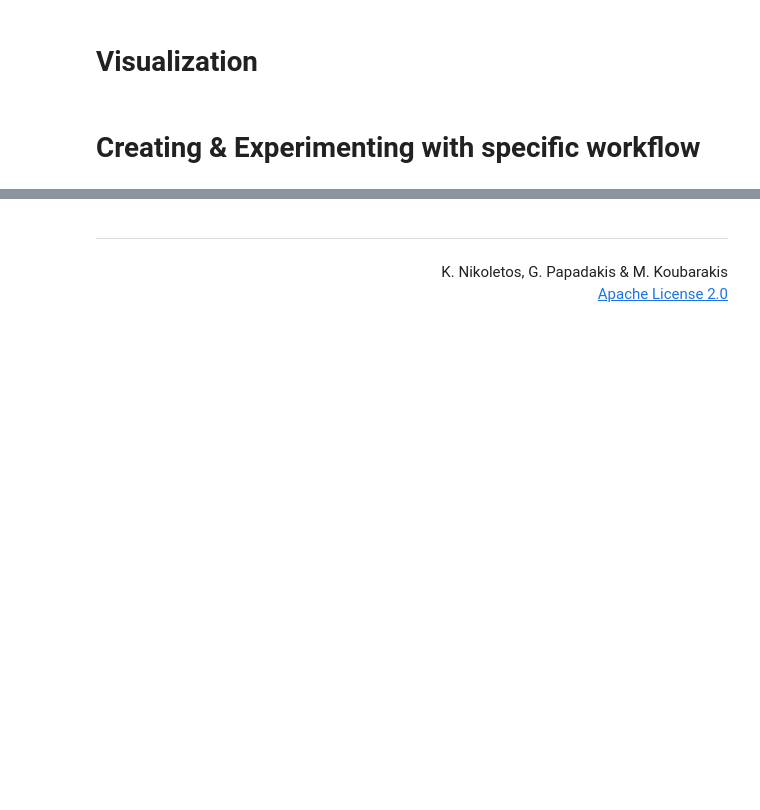
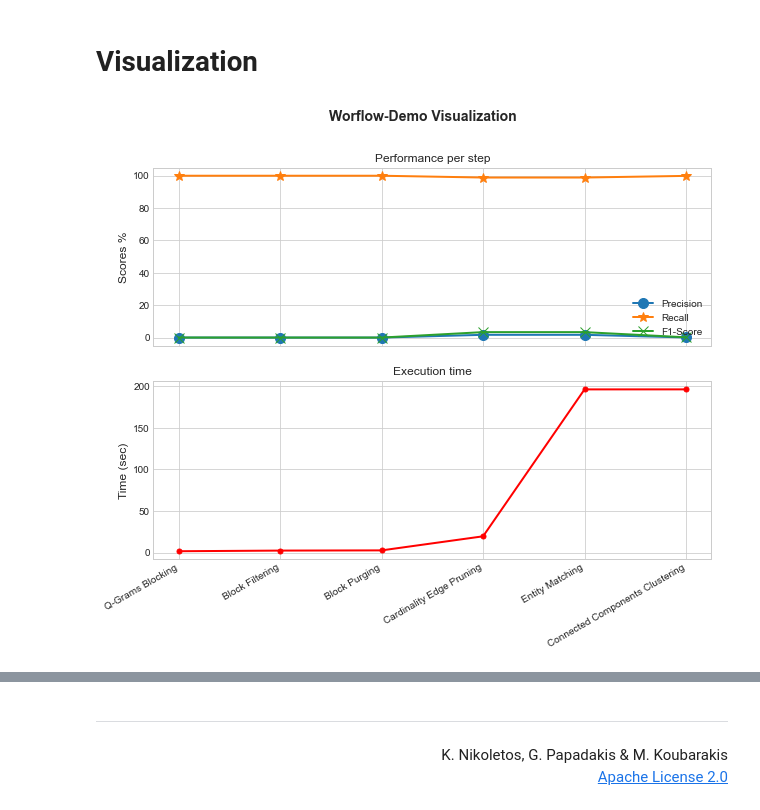
Before and after one commit to ilias6/Parallel-pyJedAI, a Jupyter notebook: Demo.ipynb, the cells around one changed output, grey strips where cells are left out. Cells and saved outputs as stored; diff of their text form; code cells hidden in the pictures; blank space fills up the shorter version.

```diff
--- a/Demo.ipynb
+++ b/Demo.ipynb
@@ -18,2 +92,30 @@ In this notebook we present the pyJedAI approach. pyJedAI is a an end-to-end and
+# %%
+w = WorkFlow(
+    block_building = dict(
+        method=QGramsBlocking,
+        params=dict(qgrams=3)
+    ),
+    block_cleaning = [
+        dict(
+            method=BlockFiltering,
+            params=dict(ratio=0.8)
+        ),
+        dict(
+            method=BlockPurging,
+            params=dict(smoothing_factor=1.025)
+        )
+    ],
+    comparison_cleaning = dict(method=CardinalityEdgePruning),
+        entity_matching = dict(
+        method=EntityMatching,
+        metric='sorensen_dice',
+        similarity_threshold=0.5,
+        attributes = ['description', 'name']
+    ),
+    clustering = dict(method=ConnectedComponentsClustering),
+    name="Worflow-Demo"
+)
 # %% [markdown]
 # Evaluation and detailed reporting
+# %%
+w.run(data, tqdm_disable=False, verbose=False)
@@ -20,4 +134,6 @@ In this notebook we present the pyJedAI approach. pyJedAI is a an end-to-end and
 # %% [markdown]
 # Visualization
-# %% [markdown]
-# Creating & Experimenting with specific workflow
+# %%
+w.visualize()
+# %% [output]
+[figure, added]
```
Also changed, not shown: parts of 13 cells of this notebook, 31 other files.
